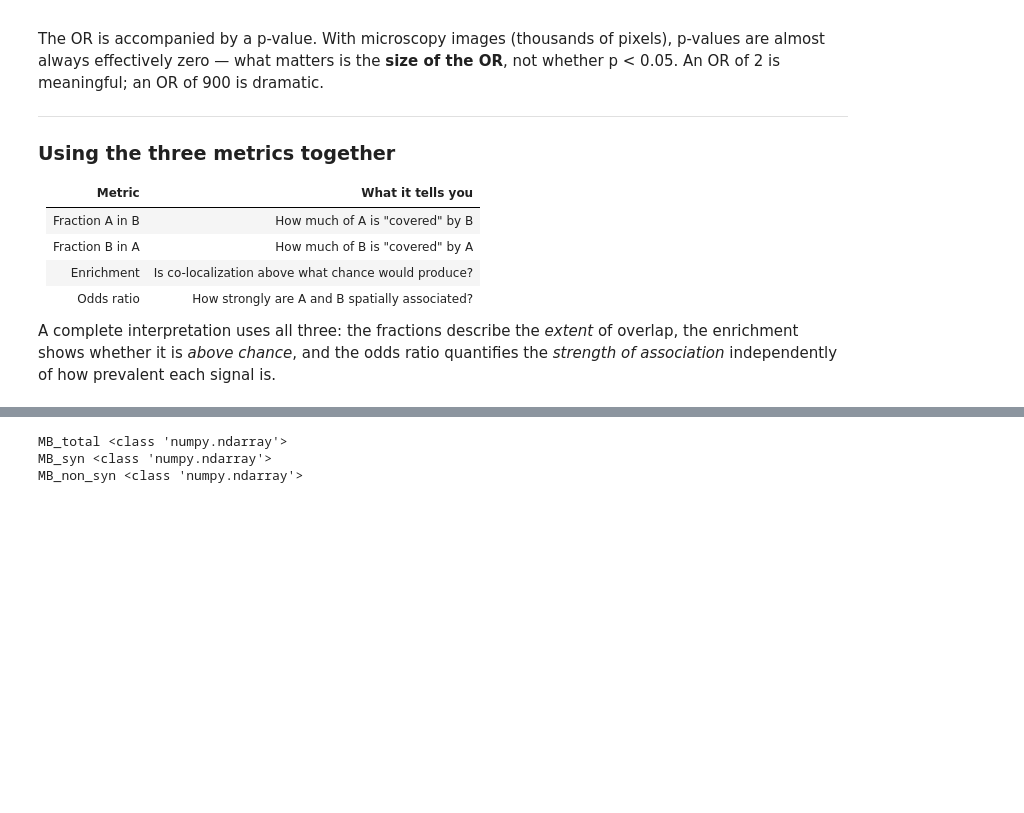
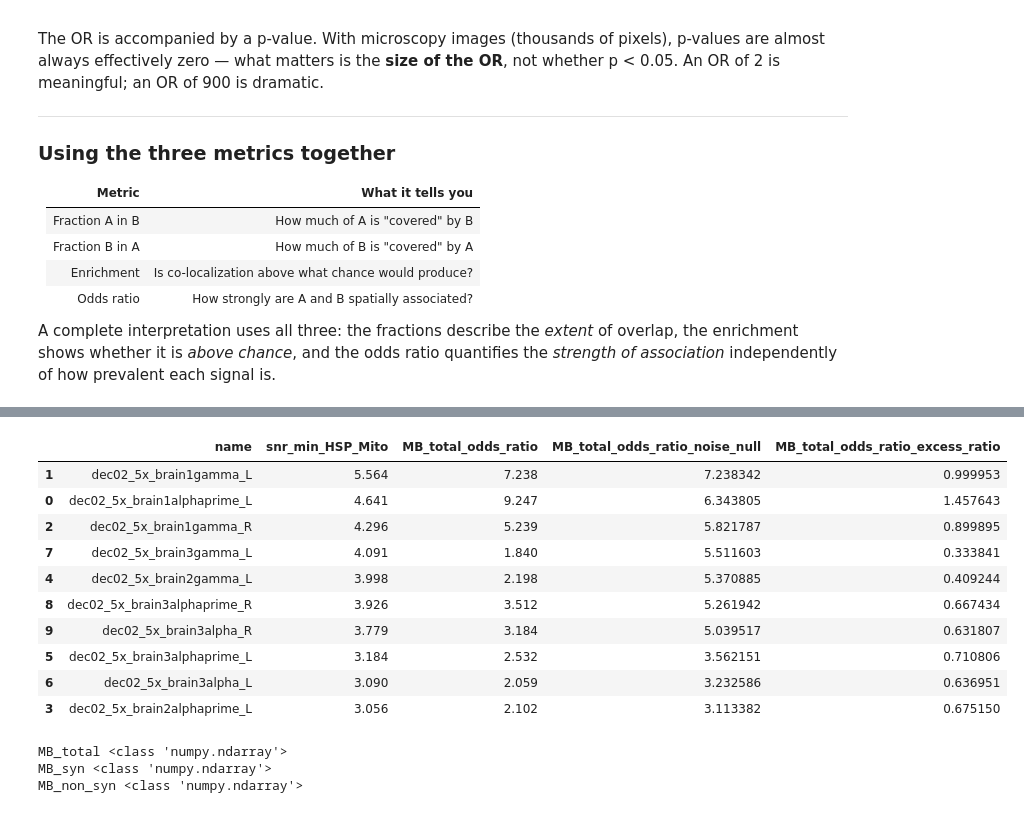
Before and after one commit to gmalagonv/confocal, a Jupyter notebook: analysis_notebooks/26_06_05_gerardo_all.ipynb, the cells around one changed output, grey strips where cells are left out. Saved outputs shown, nothing was run; the diff lists cells and outputs as text; code cells hidden in the pictures; blank space fills up the shorter version.

```diff
--- a/analysis_notebooks/26_06_05_gerardo_all.ipynb
+++ b/analysis_notebooks/26_06_05_gerardo_all.ipynb
@@ -537,0 +571,64 @@ df.to_csv('data_2.csv', index=False)
+# %%
+np.random.seed(0)
+
+def add_gaussian_noise(stack, sigma):
+    if sigma == 0:
+        return stack.astype(np.float32)
+    return stack.astype(np.float32) + np.random.normal(0, sigma, size=stack.shape).astype(np.float32)
+
+def coloc_stats(stack_A, stack_B, MASK, percentile=95):
+    """Same odds-ratio/enrichment formulas as the main coloc cell, computed directly from raw stacks."""
+    mask_A = (stack_A > np.percentile(stack_A, percentile)) & MASK
+    mask_B = (stack_B > np.percentile(stack_B, percentile)) & MASK
+
+    A_and_B = (mask_A & mask_B).sum()
+    A_not_B = (mask_A & ~mask_B).sum()
+    B_not_A = (~mask_A & mask_B).sum()
+    neither = MASK.sum() - A_and_B - A_not_B - B_not_A
+
+    odds_ratio, _ = fisher_exact([[A_and_B, A_not_B], [B_not_A, neither]], alternative='greater')
+
+    pA = mask_A.sum() / MASK.sum()
+    pB = mask_B.sum() / MASK.sum()
+    expected = pA * pB * MASK.sum()
+    enrichment = A_and_B / expected
+
+    return odds_ratio, enrichment
+
+# --- reference sample: the one with the best HSP/Mito SNR already in df ---
+ref_name = df.sort_values('snr_min_HSP_Mito', ascending=False)['name'].iloc[0]
+ref_series = series_list[list(info.keys()).index(ref_name)]
+print(f'Calibrating on reference sample: {ref_name} (series {ref_series})')
+
+ref_HSP  = results['s_' + str(ref_series)]['c_1'][deconv_str_mask]['stack'].astype(np.float32)
+ref_Mito = results['s_' + str(ref_series)]['c_2'][deconv_str_mask]['stack'].astype(np.float32)
+ref_MB   = results['s_' + str(ref_series)]['c_2'][deconv_str_mask]['mb'].astype(bool)
+
+sigma0_HSP  = ref_HSP[ref_HSP <= np.median(ref_HSP)].std()
+sigma0_Mito = ref_Mito[ref_Mito <= np.median(ref_Mito)].std()
+
+# multiples of each channel's own background std, spanning down to the noisiest real sample's SNR
+noise_levels = [0, 0.5, 1, 2, 3, 4, 6, 8, 12, 16, 24]
+
+calib_rows = []
+for k in noise_levels:
+    noisy_HSP  = add_gaussian_noise(ref_HSP,  k * sigma0_HSP)
+    noisy_Mito = add_gaussian_noise(ref_Mito, k * sigma0_Mito)
+
+    snr_min_k = min(snr_proxy(noisy_HSP), snr_proxy(noisy_Mito))
+    OR_k, enrich_k = coloc_stats(noisy_HSP, noisy_Mito, ref_MB)
+
+    calib_rows.append({'noise_k': k, 'snr_min': snr_min_k, 'odds_ratio': OR_k, 'enrichment': enrich_k})
+
+df_calib = pd.DataFrame(calib_rows).sort_values('snr_min').reset_index(drop=True)
+print(df_calib)
+
+# --- interpolate the noise-only curve onto each real sample's actual SNR ---
+df['MB_total_odds_ratio_noise_null']   = np.interp(df['snr_min_HSP_Mito'], df_calib['snr_min'], df_calib['odds_ratio'])
+df['MB_total_enrichment_noise_null']   = np.interp(df['snr_min_HSP_Mito'], df_calib['snr_min'], df_calib['enrichment'])
+df['MB_total_odds_ratio_excess_ratio'] = df['MB_total_odds_ratio'] / df['MB_total_odds_ratio_noise_null']
+
+df.to_csv(path_csv, index=False)
+df[['name', 'snr_min_HSP_Mito', 'MB_total_odds_ratio', 'MB_total_odds_ratio_noise_null',
+    'MB_total_odds_ratio_excess_ratio']].sort_values('snr_min_HSP_Mito', ascending=False)
+# %% [output]
@@ -538,3 +648,14 @@ df.to_csv('data_2.csv', index=False)
+|  | name | snr_min_HSP_Mito | MB_total_odds_ratio | MB_total_odds_ratio_noise_null | MB_total_odds_ratio_excess_ratio |
+| 1 | dec02_5x_brain1gamma_L | 5.564 | 7.238 | 7.238342 | 0.999953 |
+| 0 | dec02_5x_brain1alphaprime_L | 4.641 | 9.247 | 6.343805 | 1.457643 |
+| 2 | dec02_5x_brain1gamma_R | 4.296 | 5.239 | 5.821787 | 0.899895 |
+| 7 | dec02_5x_brain3gamma_L | 4.091 | 1.840 | 5.511603 | 0.333841 |
+| 4 | dec02_5x_brain2gamma_L | 3.998 | 2.198 | 5.370885 | 0.409244 |
+| 8 | dec02_5x_brain3alphaprime_R | 3.926 | 3.512 | 5.261942 | 0.667434 |
+| 9 | dec02_5x_brain3alpha_R | 3.779 | 3.184 | 5.039517 | 0.631807 |
+| 5 | dec02_5x_brain3alphaprime_L | 3.184 | 2.532 | 3.562151 | 0.710806 |
+| 6 | dec02_5x_brain3alpha_L | 3.090 | 2.059 | 3.232586 | 0.636951 |
+| 3 | dec02_5x_brain2alphaprime_L | 3.056 | 2.102 | 3.113382 | 0.675150 |
 # %%
 masks2check = {'MB_total': MB_mask,
                    'MB_syn': SYN_mask,
```
Also changed, not shown: parts of 9 cells of this notebook, 3 other files.
